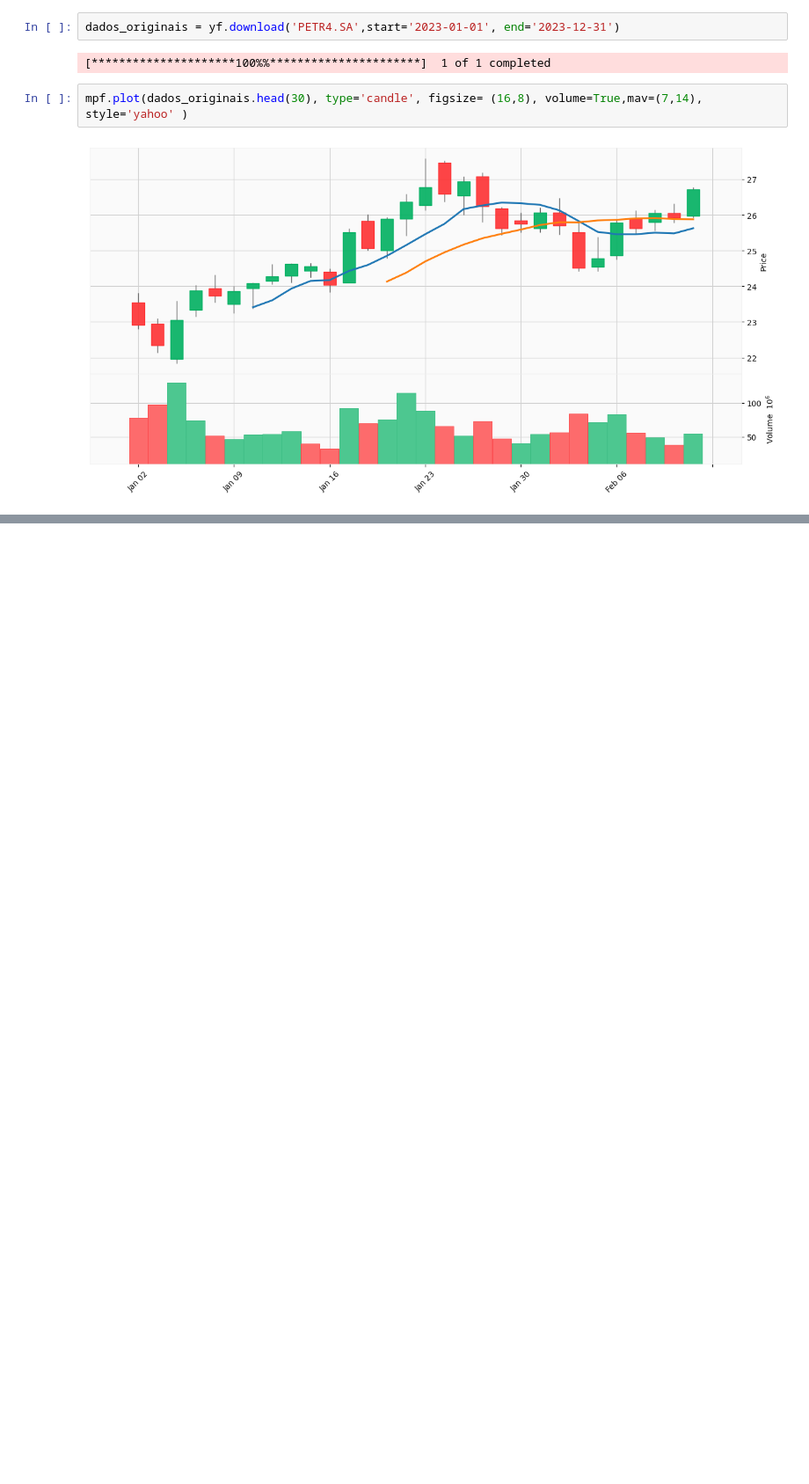
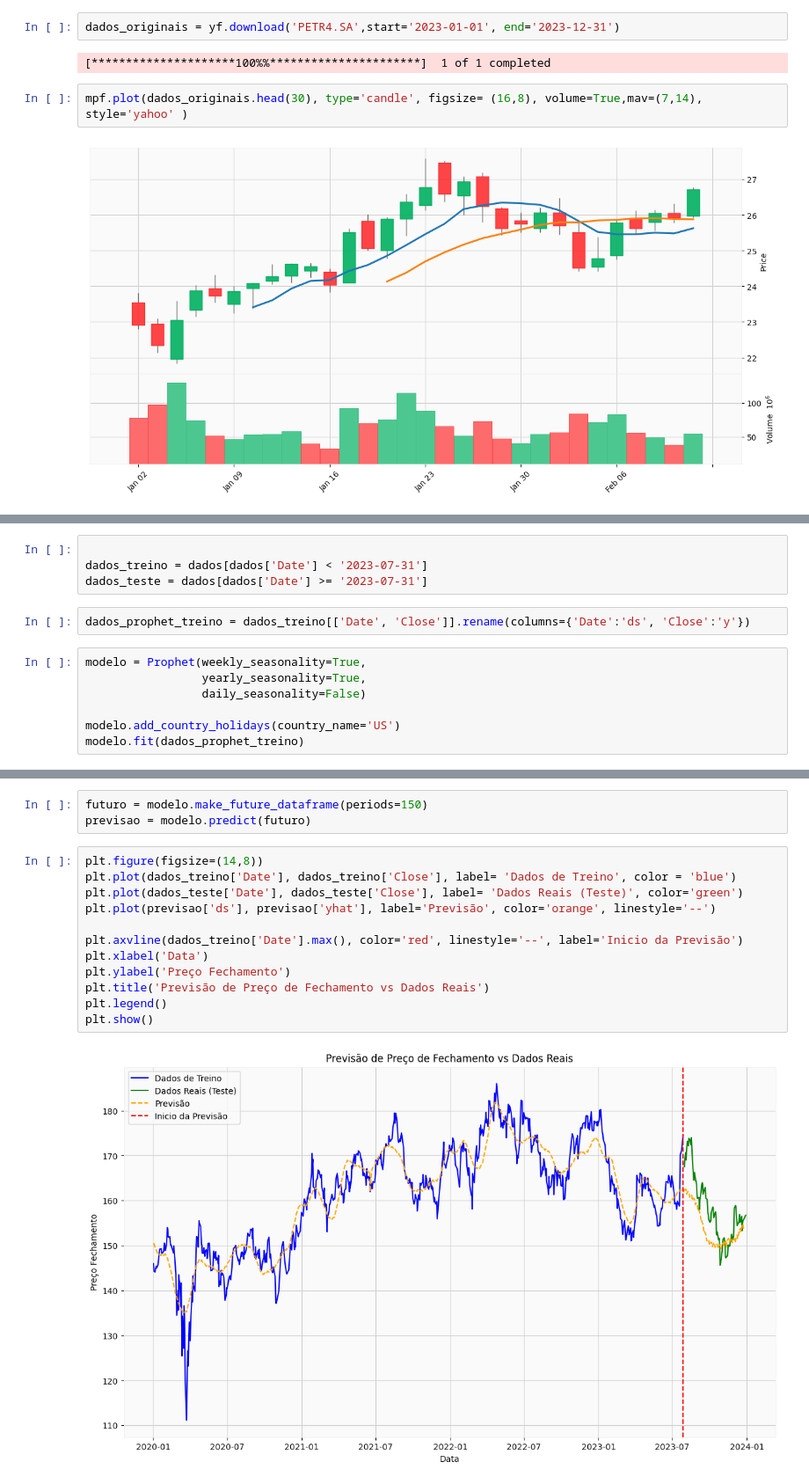
Before and after one commit to Liaelis/imersao_python, a Jupyter notebook: Imersão_Python_Aulas.ipynb, the cells around one changed output, grey strips where cells are left out. Shown: that part at 88% size. Cells and saved outputs as stored; diff of their text form; blank space fills up the shorter version.

Commit message:
utilizando prophet

```diff
--- a/Imersão_Python_Aulas.ipynb
+++ b/Imersão_Python_Aulas.ipynb
@@ -575,0 +600,13 @@ mpf.plot(dados_originais.head(30), type='candle', figsize= (16,8), volume=True,m
+# %%
+
+dados_treino = dados[dados['Date'] < '2023-07-31']
+dados_teste = dados[dados['Date'] >= '2023-07-31']
+# %%
+dados_prophet_treino = dados_treino[['Date', 'Close']].rename(columns={'Date':'ds', 'Close':'y'})
+# %%
+modelo = Prophet(weekly_seasonality=True,
+                 yearly_seasonality=True,
+                 daily_seasonality=False)
+
+modelo.add_country_holidays(country_name='US')
+modelo.fit(dados_prophet_treino)
@@ -575,0 +624,17 @@ mpf.plot(dados_originais.head(30), type='candle', figsize= (16,8), volume=True,m
+# %%
+futuro = modelo.make_future_dataframe(periods=150)
+previsao = modelo.predict(futuro)
+# %%
+plt.figure(figsize=(14,8))
+plt.plot(dados_treino['Date'], dados_treino['Close'], label= 'Dados de Treino', color = 'blue')
+plt.plot(dados_teste['Date'], dados_teste['Close'], label= 'Dados Reais (Teste)', color='green')
+plt.plot(previsao['ds'], previsao['yhat'], label='Previsão', color='orange', linestyle='--')
+
+plt.axvline(dados_treino['Date'].max(), color='red', linestyle='--', label='Inicio da Previsão')
+plt.xlabel('Data')
+plt.ylabel('Preço Fechamento')
+plt.title('Previsão de Preço de Fechamento vs Dados Reais')
+plt.legend()
+plt.show()
+# %% [output]
+[figure, added]
```
Also changed, not shown: parts of 4 cells of this notebook.
